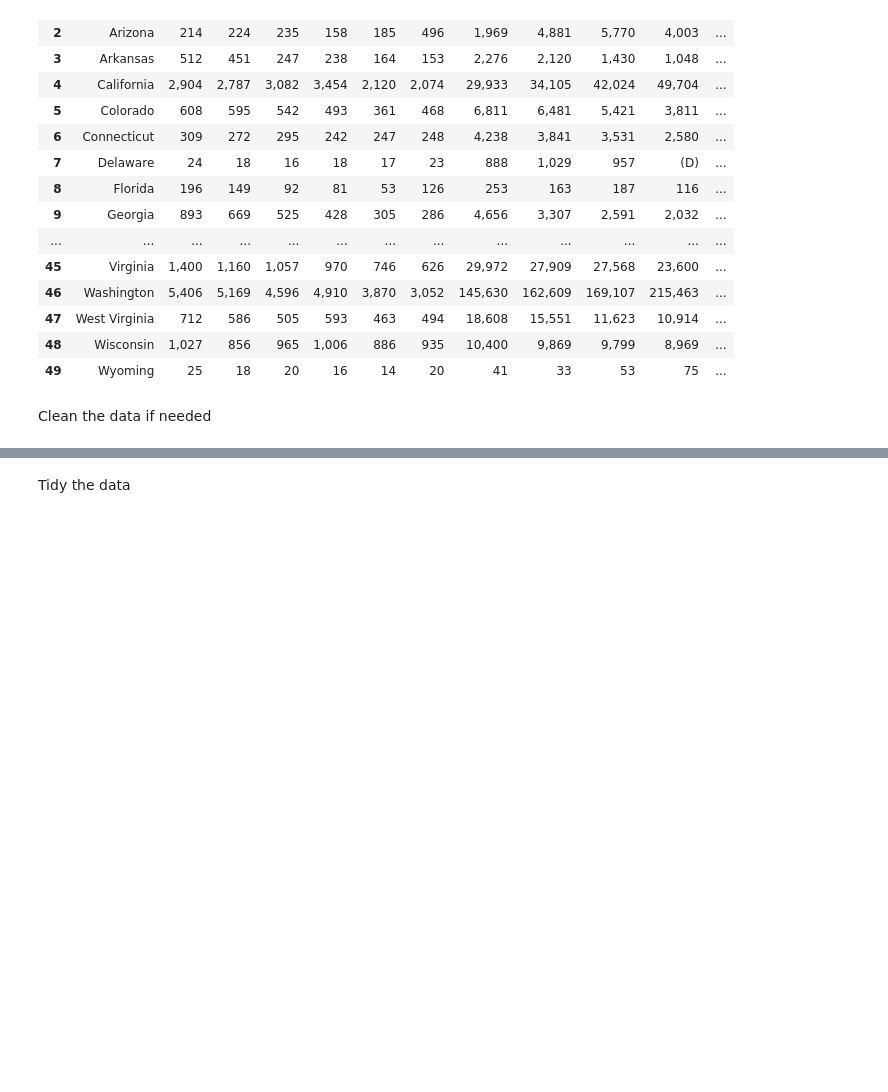
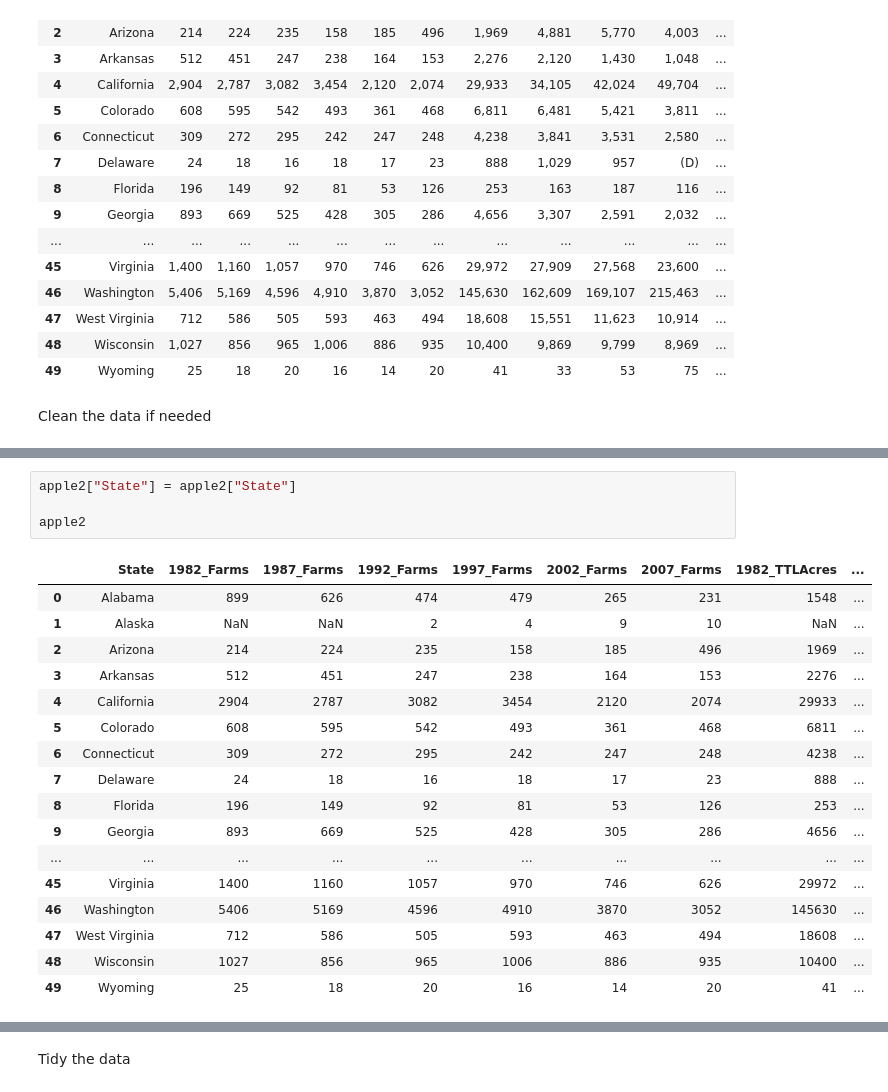
Before and after one commit to edomsic/Data-Analytics-With-Python, a Jupyter notebook: Module2-Data_Analytics/A06-Data_Wrangling.ipynb, the cells around one changed output, grey strips where cells are left out. Cells and saved outputs as stored; diff of their text form; blank space fills up the shorter version.

```diff
--- a/Module2-Data_Analytics/A06-Data_Wrangling.ipynb
+++ b/Module2-Data_Analytics/A06-Data_Wrangling.ipynb
@@ -423,0 +456,22 @@ Clean the data if needed
+# %%
+apple2["State"] = apple2["State"]
+
+apple2
+# %% [output]
+|  | State | 1982_Farms | 1987_Farms | 1992_Farms | 1997_Farms | 2002_Farms | 2007_Farms | 1982_TTLAcres | ... |
+| 0 | Alabama | 899 | 626 | 474 | 479 | 265 | 231 | 1548 | ... |
+| 1 | Alaska | NaN | NaN | 2 | 4 | 9 | 10 | NaN | ... |
+| 2 | Arizona | 214 | 224 | 235 | 158 | 185 | 496 | 1969 | ... |
+| 3 | Arkansas | 512 | 451 | 247 | 238 | 164 | 153 | 2276 | ... |
+| 4 | California | 2904 | 2787 | 3082 | 3454 | 2120 | 2074 | 29933 | ... |
+| 5 | Colorado | 608 | 595 | 542 | 493 | 361 | 468 | 6811 | ... |
+| 6 | Connecticut | 309 | 272 | 295 | 242 | 247 | 248 | 4238 | ... |
+| 7 | Delaware | 24 | 18 | 16 | 18 | 17 | 23 | 888 | ... |
+| 8 | Florida | 196 | 149 | 92 | 81 | 53 | 126 | 253 | ... |
+| 9 | Georgia | 893 | 669 | 525 | 428 | 305 | 286 | 4656 | ... |
+| ... | ... | ... | ... | ... | ... | ... | ... | ... | ... |
+| 45 | Virginia | 1400 | 1160 | 1057 | 970 | 746 | 626 | 29972 | ... |
+| 46 | Washington | 5406 | 5169 | 4596 | 4910 | 3870 | 3052 | 145630 | ... |
+| 47 | West Virginia | 712 | 586 | 505 | 593 | 463 | 494 | 18608 | ... |
+| 48 | Wisconsin | 1027 | 856 | 965 | 1006 | 886 | 935 | 10400 | ... |
+| 49 | Wyoming | 25 | 18 | 20 | 16 | 14 | 20 | 41 | ... |
```
Also changed, not shown: parts of 12 cells of this notebook, 2 other files.
